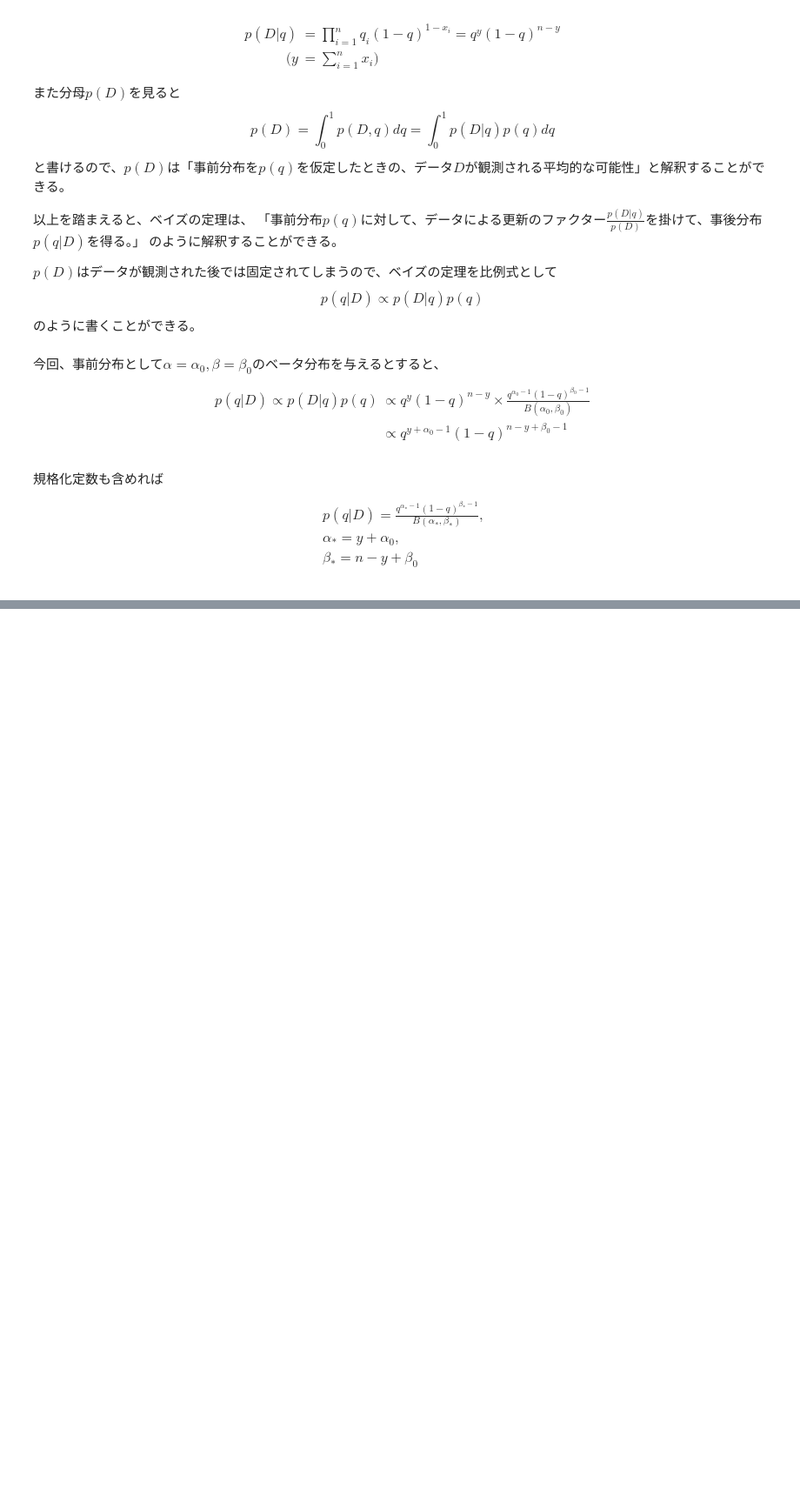
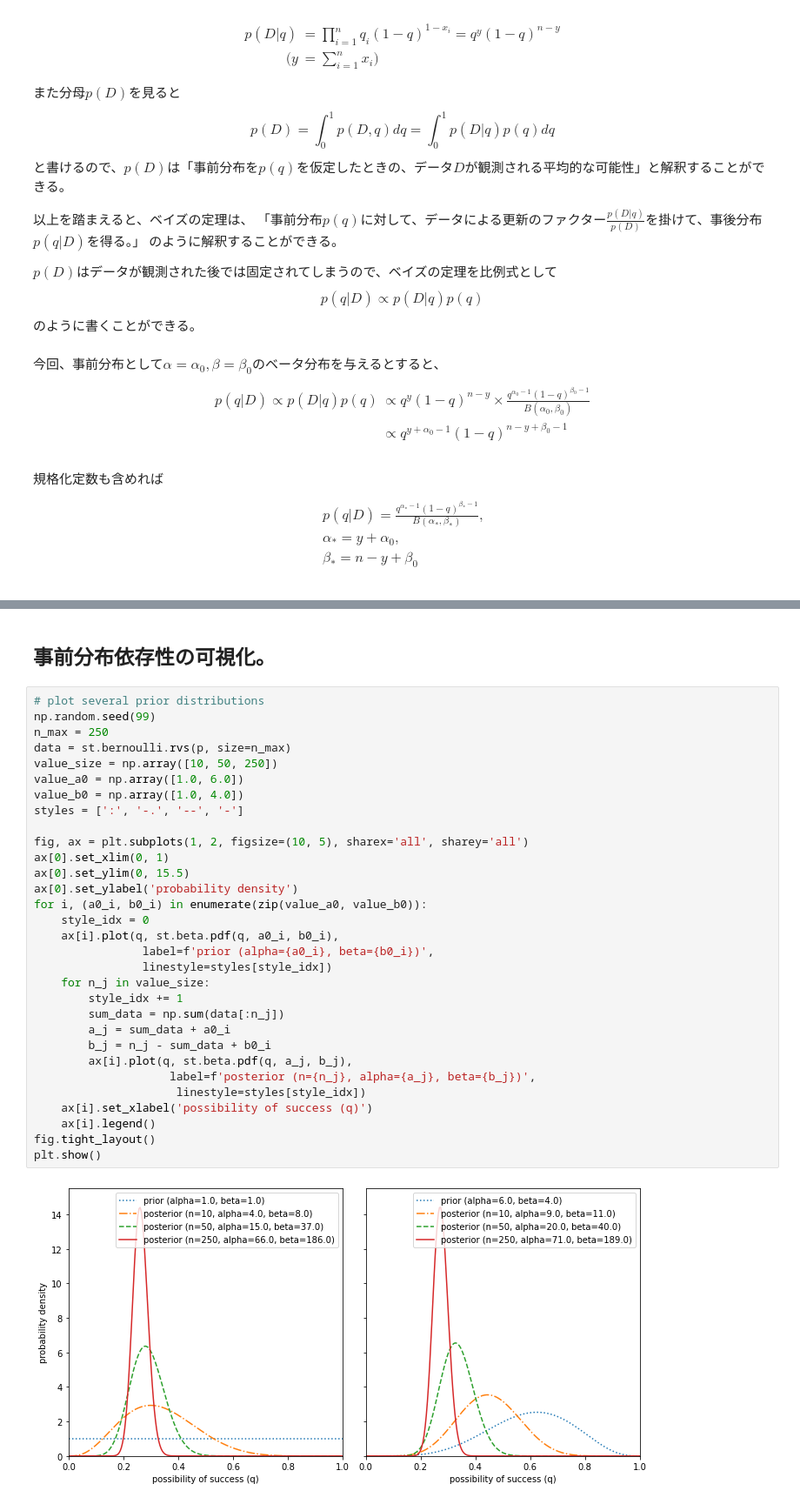
Before and after one commit to tterasaki/statistics, a Jupyter notebook: bayes/bayes1-1.ipynb, the cells around one changed output, grey strips where cells are left out. Shown at 87% size. Cells and saved outputs as stored; diff of their text form; blank space fills up the shorter version.

```diff
--- a/bayes/bayes1-1.ipynb
+++ b/bayes/bayes1-1.ipynb
@@ -172,0 +214,35 @@ a0_1 ,b0_1 = 1, 1
+# %% [markdown]
+## 事前分布依存性の可視化。
+# %%
+# plot several prior distributions
+np.random.seed(99)
+n_max = 250
+data = st.bernoulli.rvs(p, size=n_max)
+value_size = np.array([10, 50, 250])
+value_a0 = np.array([1.0, 6.0])
+value_b0 = np.array([1.0, 4.0])
+styles = [':', '-.', '--', '-']
+
+fig, ax = plt.subplots(1, 2, figsize=(10, 5), sharex='all', sharey='all')
+ax[0].set_xlim(0, 1)
+ax[0].set_ylim(0, 15.5)
+ax[0].set_ylabel('probability density')
+for i, (a0_i, b0_i) in enumerate(zip(value_a0, value_b0)):
+    style_idx = 0
+    ax[i].plot(q, st.beta.pdf(q, a0_i, b0_i),
+                label=f'prior (alpha={a0_i}, beta={b0_i})',
+                linestyle=styles[style_idx])
+    for n_j in value_size:
+        style_idx += 1
+        sum_data = np.sum(data[:n_j])
+        a_j = sum_data + a0_i
+        b_j = n_j - sum_data + b0_i
+        ax[i].plot(q, st.beta.pdf(q, a_j, b_j),
+                    label=f'posterior (n={n_j}, alpha={a_j}, beta={b_j})',
+                     linestyle=styles[style_idx])
+    ax[i].set_xlabel('possibility of success (q)')
+    ax[i].legend()
+fig.tight_layout()
+plt.show()
+# %% [output]
+[figure, added]
```
Also changed, not shown: parts of 22 cells of this notebook.
